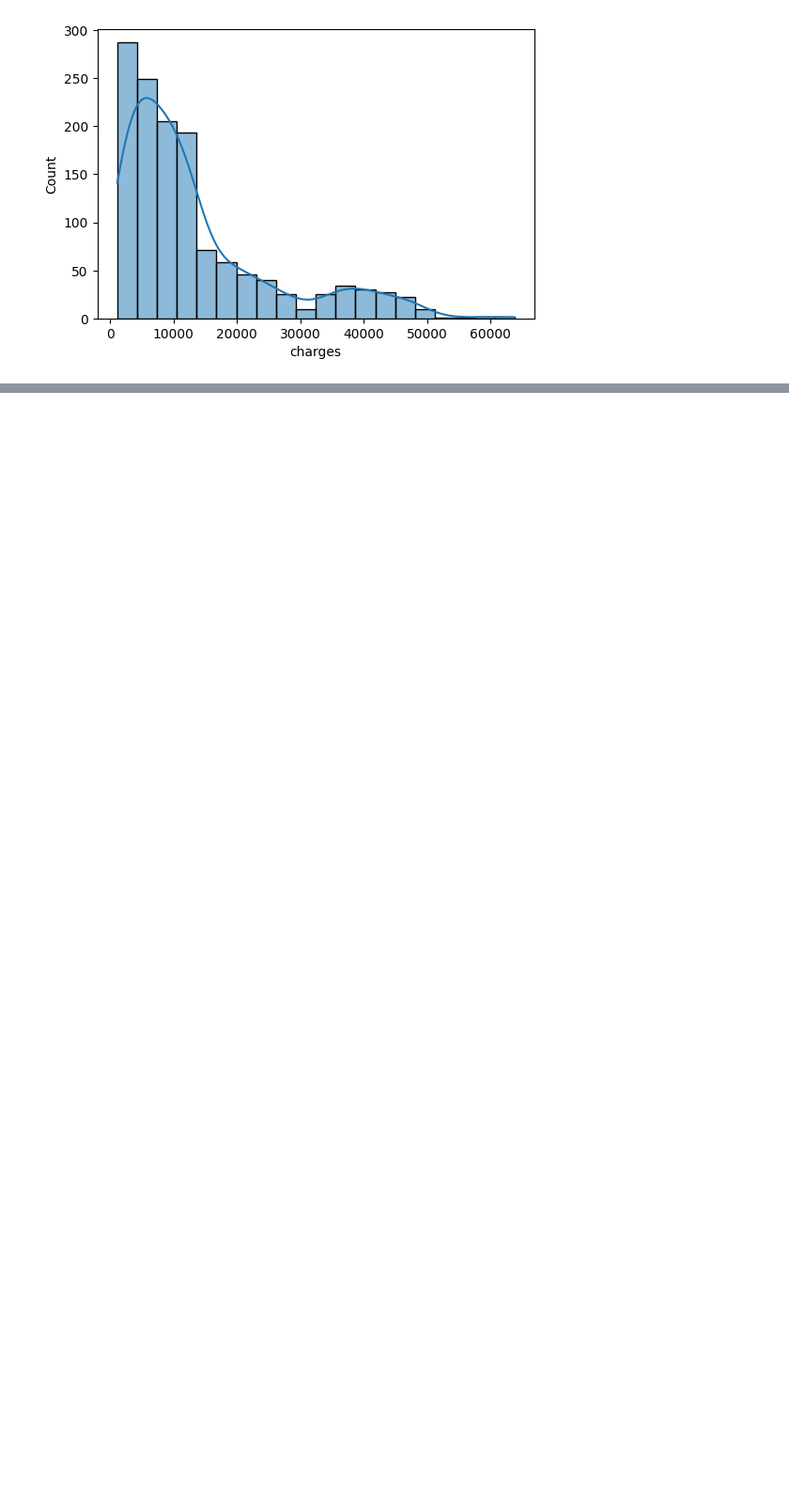
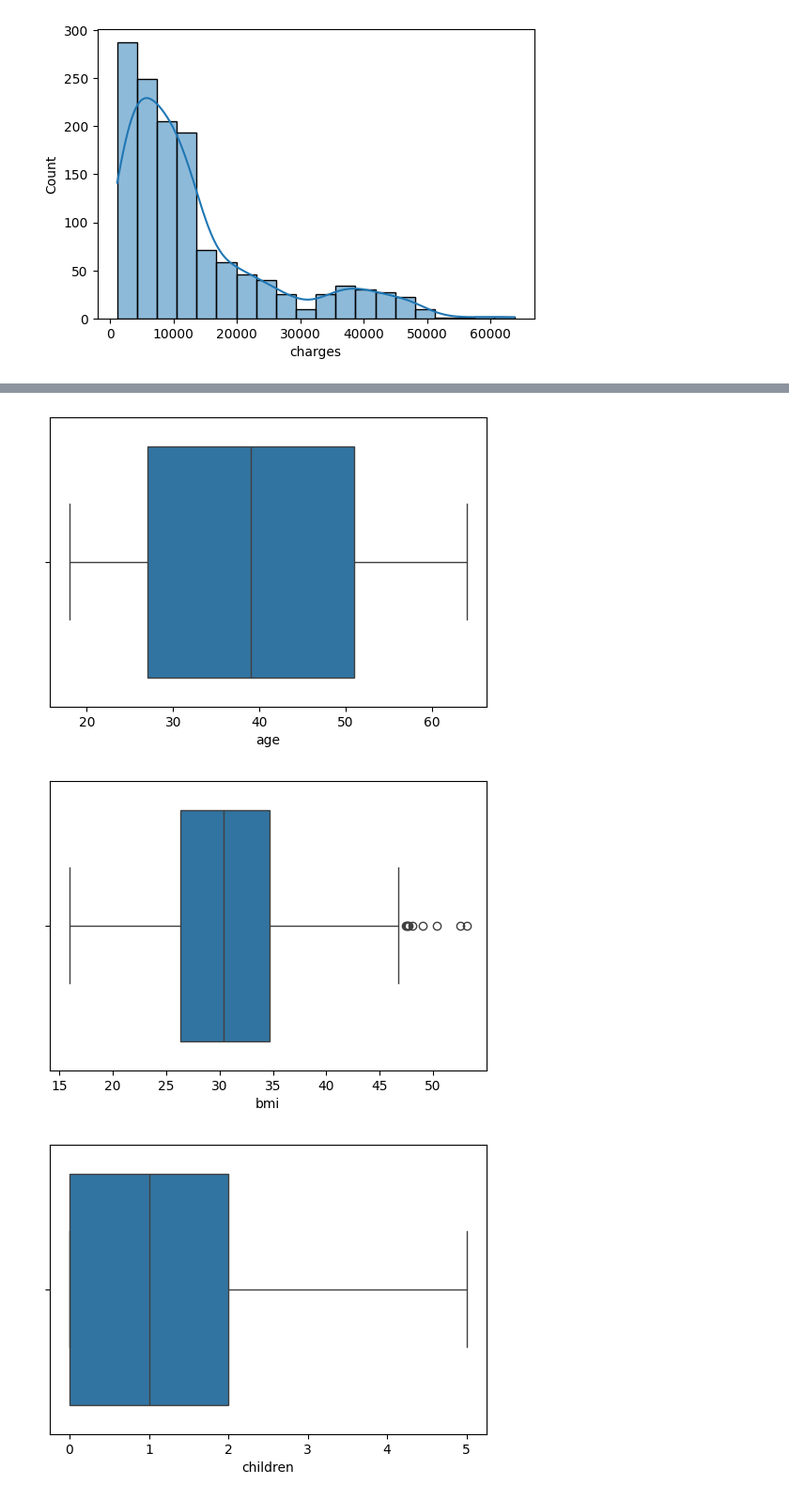
Before and after one commit to bishalstha-007/Machine_learning, a Jupyter notebook: project_3.ipynb, the cells around one changed output, grey strips where cells are left out. Shown at 94% size. Saved outputs shown, nothing was run; the diff lists cells and outputs as text; code cells hidden in the pictures; blank space fills up the shorter version.

```diff
--- a/project_3.ipynb
+++ b/project_3.ipynb
@@ -99,0 +110,8 @@ sns.countplot(x = data["children"])
+# %%
+for col in numeric_columns:
+    plt.figure(figsize=(6,4))
+    sns.boxplot(x = data[col])
+# %% [output]
+[figure, added]
+[figure, added]
+[figure, added]
```
Also changed, not shown: parts of 29 cells of this notebook, 13 other files.
